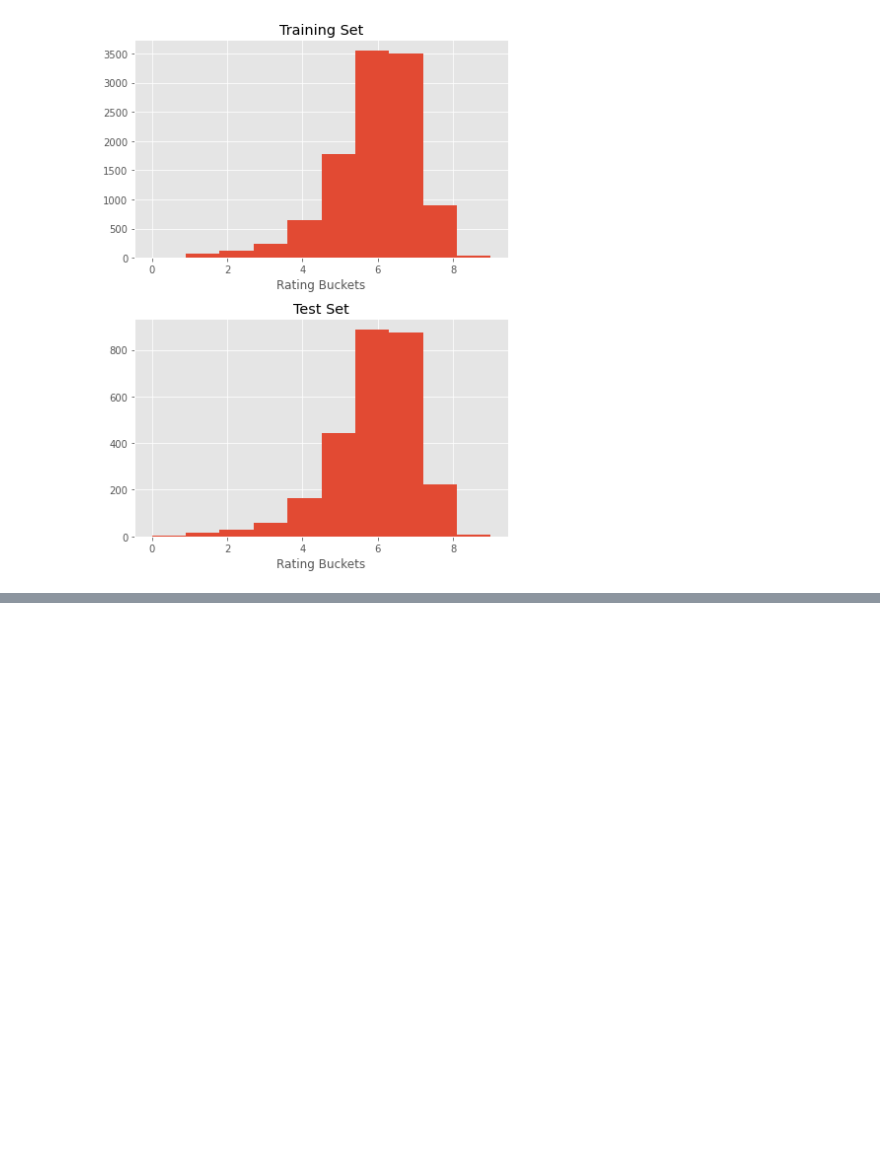
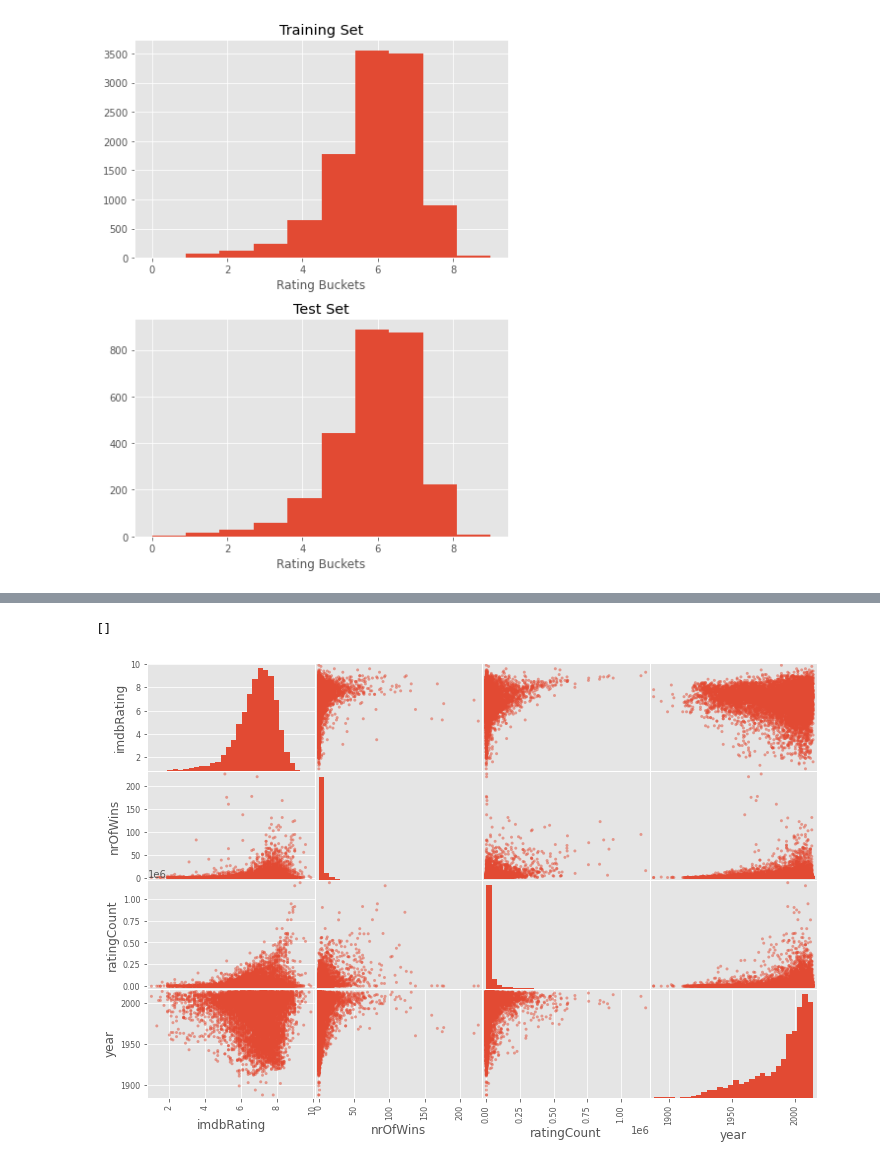
Before and after one commit to MoazAshraf/predicting-imdb-ratings, a Jupyter notebook: predicting_imdb_ratings.ipynb, the cells around one changed output, grey strips where cells are left out. Drawn from its saved outputs; the diff is of its cells as text; code cells hidden in the pictures; blank space fills up the shorter version.

Commit message:
Explore and visualize the data, check for correlations, add feature combinations

```diff
--- a/predicting_imdb_ratings.ipynb
+++ b/predicting_imdb_ratings.ipynb
@@ -115,0 +120,3 @@ plt.show()
+# %%
+# copy the training set for exploration
+imdb_train = training_set.copy()
@@ -115,0 +144,10 @@ plt.show()
+# %%
+from pandas.plotting import scatter_matrix
+
+# visualize some correlations
+features = ['imdbRating', 'nrOfWins', 'ratingCount', 'year']
+scatter_matrix(imdb_train[features], figsize=(12, 8), hist_kwds={'bins': 30})
+plt.plot()
+# %% [output]
+[]
+[figure, added]
```
Also changed, not shown: parts of 15 cells of this notebook.
